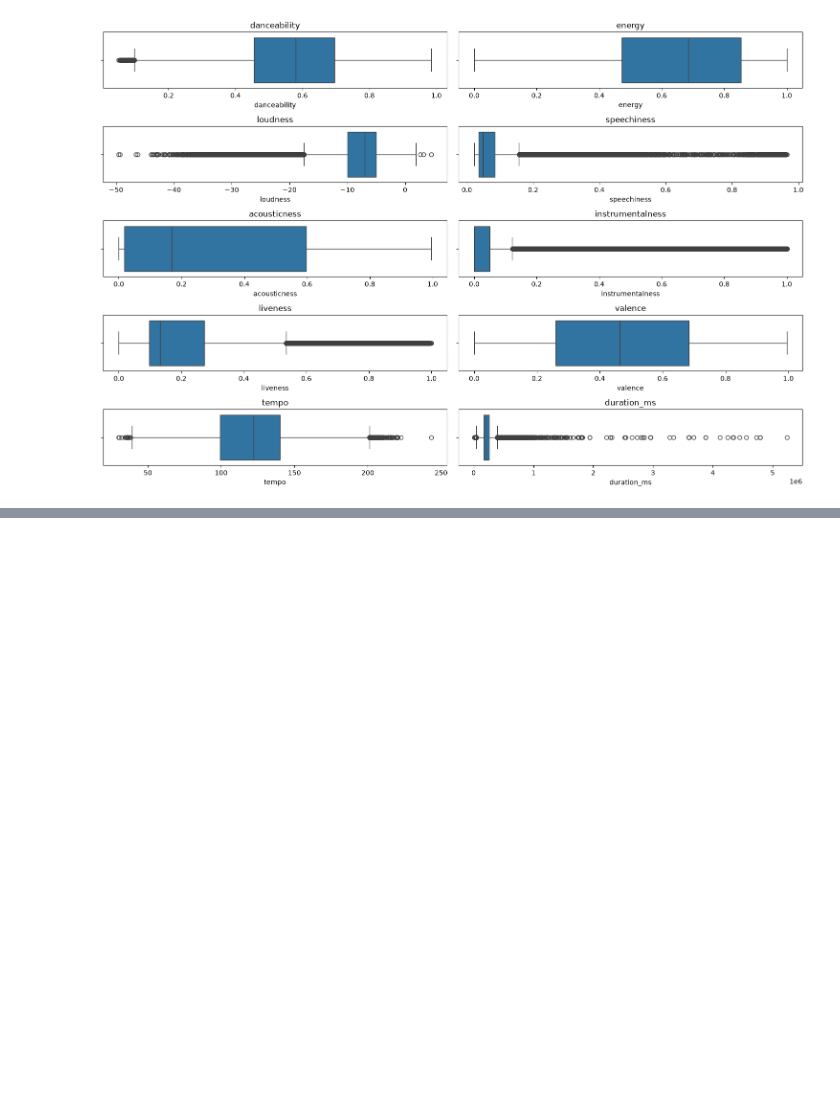
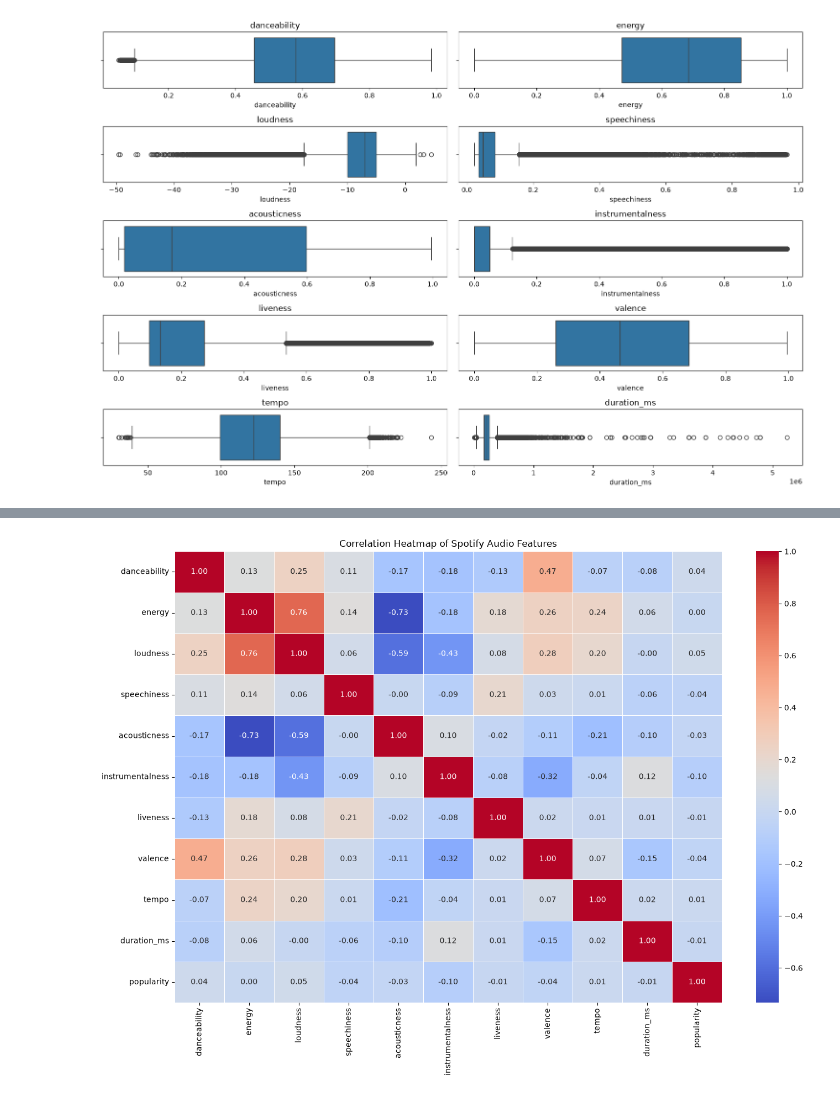
Before and after one commit to aswathy325/Music-Recommendation-ML-Project, a Jupyter notebook: NOTEBOOK_v2/music_recommendation.ipynb, the cells around one changed output, grey strips where cells are left out. Saved outputs shown, nothing was run; the diff lists cells and outputs as text; code cells hidden in the pictures; blank space fills up the shorter version.

```diff
--- a/NOTEBOOK_v2/music_recommendation.ipynb
+++ b/NOTEBOOK_v2/music_recommendation.ipynb
@@ -676,0 +839,21 @@ plt.show()
+# %%
+plt.figure(figsize=(14, 10))
+
+correlation = data[
+    numerical_features + ['popularity']
+].corr(numeric_only=True)
+
+sns.heatmap(
+    correlation,
+    annot=True,
+    cmap='coolwarm',
+    fmt='.2f',
+    linewidths=0.5
+)
+
+plt.title('Correlation Heatmap of Spotify Audio Features')
+
+plt.tight_layout()
+plt.show()
+# %% [output]
+[figure, added]
```
Also changed, not shown: parts of 80 cells of this notebook, 2 other files.
